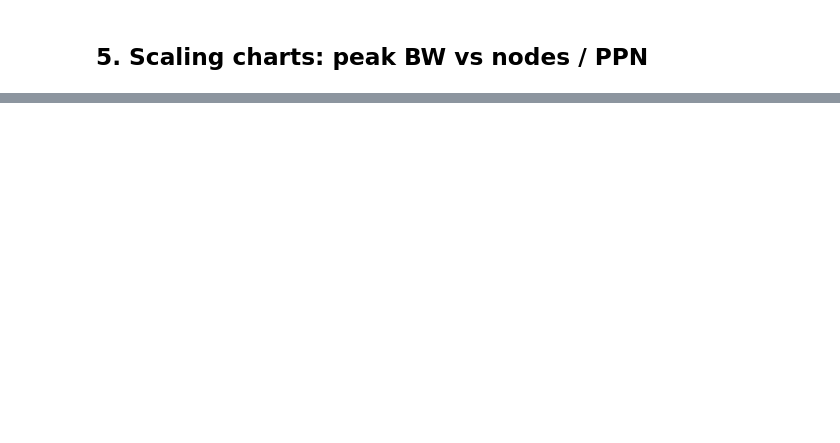
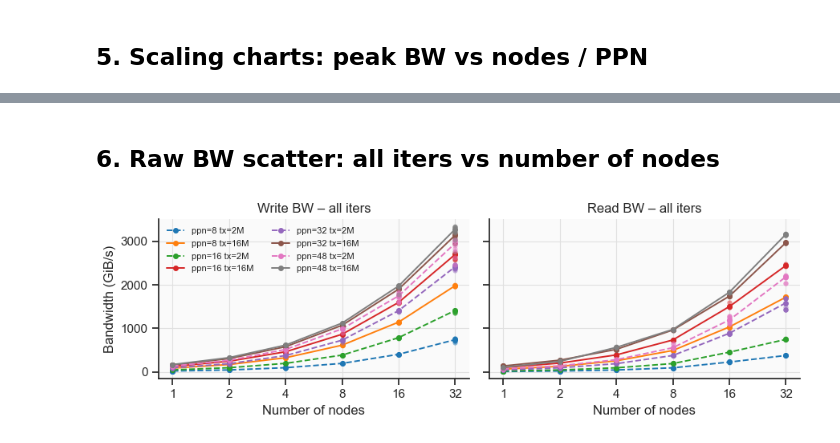
Before and after one commit to cissieAB/pdsw26_daos-bench, a Jupyter notebook: results/aurora/ior/ior-rw/ior_rw_analysis.ipynb, the cells around one changed output, grey strips where cells are left out. Drawn from its saved outputs; the diff is of its cells as text; code cells hidden in the pictures; blank space fills up the shorter version.

```diff
--- a/results/aurora/ior/ior-rw/ior_rw_analysis.ipynb
+++ b/results/aurora/ior/ior-rw/ior_rw_analysis.ipynb
@@ -289,0 +286,50 @@ plt.show()
+# %% [markdown]
+## 6. Raw BW scatter: all iters vs number of nodes
+# %%
+ppn_vals = sorted(combined["ppn"].unique())   # [8, 16, 32, 48]
+tx_vals  = ["2M", "16M"]
+
+cmap = mpl.colormaps["tab10"].colors
+combo_colors = {}
+for i, ppn_v in enumerate(ppn_vals):
+    for j, tx_v in enumerate(tx_vals):
+        combo_colors[(ppn_v, tx_v)] = cmap[i * len(tx_vals) + j]
+
+linestyles = {"2M": "--", "16M": "-"}
+
+fig, axes = plt.subplots(1, 2, figsize=(9, 3), sharey=True)
+
+for ax, access_type in zip(axes, ["write", "read"]):
+    for ppn_v in ppn_vals:
+        for tx_v in tx_vals:
+            sub = combined[
+                (combined["access"] == access_type) &
+                (combined["ppn"] == ppn_v) &
+                (combined["tx"] == tx_v)
+            ]
+            if sub.empty:
+                continue
+            color = combo_colors[(ppn_v, tx_v)]
+            ax.scatter(
+                sub["n"], sub["bw_GiB_s"],
+                color=color, s=20, alpha=0.5, linewidths=0, zorder=3,
+            )
+            med = sub.groupby("n")["bw_GiB_s"].median().reset_index()
+            ax.plot(
+                med["n"], med["bw_GiB_s"],
+                color=color, linestyle=linestyles[tx_v],
+                linewidth=1.4, marker="o", markersize=4,
+                label=f"ppn={ppn_v} tx={tx_v}",
+            )
+    ax.set_xlabel("Number of nodes")
+    ax.set_title(f"{access_type.capitalize()} BW – all iters")
+    ax.set_xscale("log", base=2)
+    ax.xaxis.set_major_formatter(int_fmt)
+
+axes[0].set_ylabel("Bandwidth (GiB/s)")
+axes[0].legend(frameon=False, fontsize=8, ncol=2)
+
+fig.tight_layout()
+plt.show()
+# %% [output]
+[figure, added]
```
Also changed, not shown: parts of 8 cells of this notebook, 11 other files.
